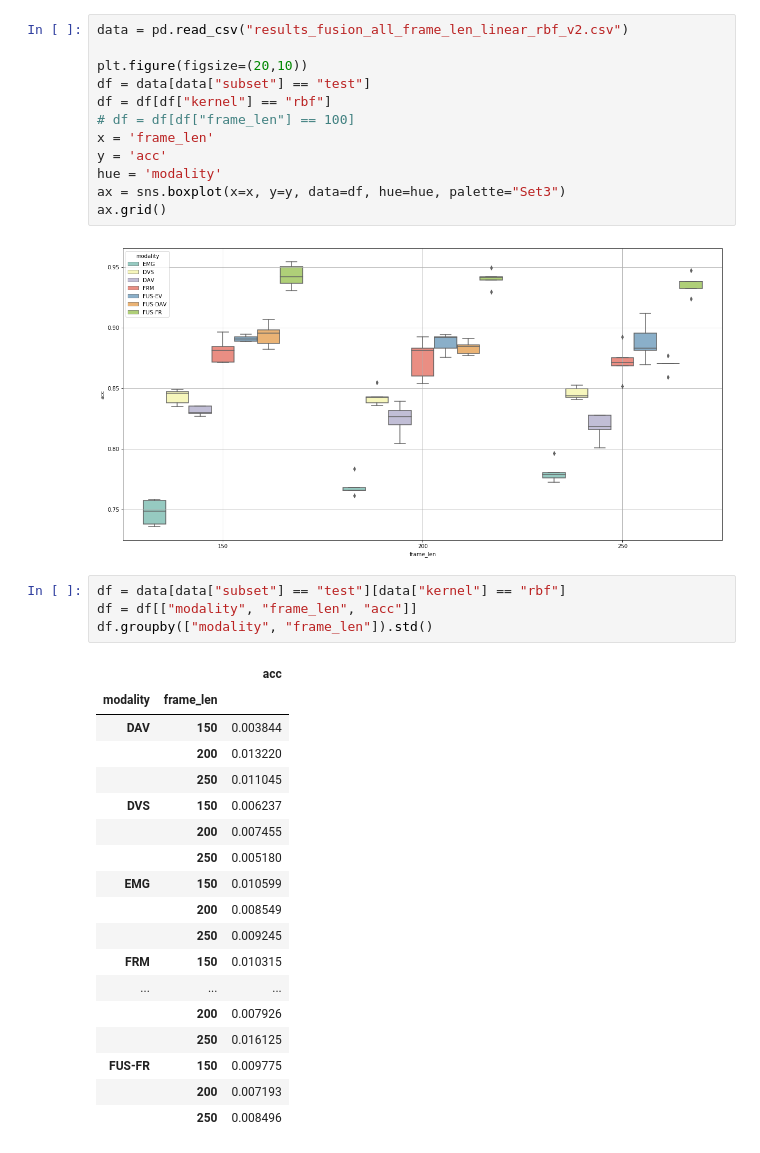
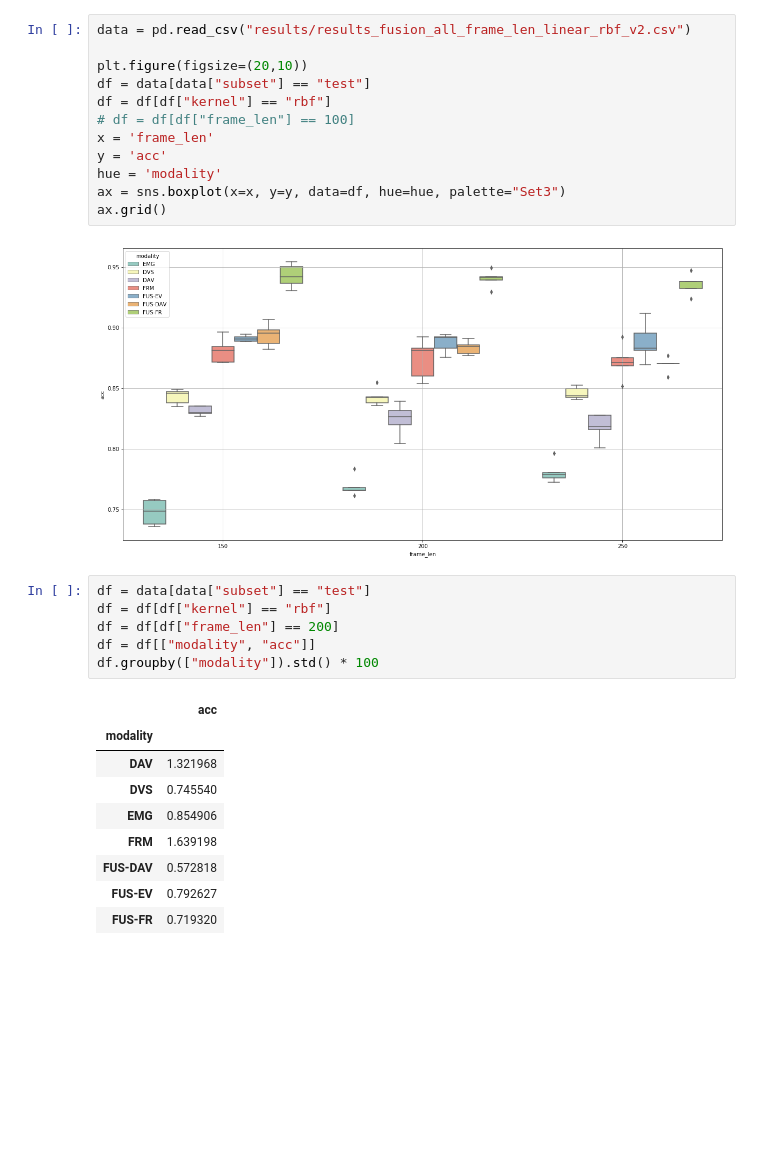
Before and after one commit to Enny1991/hand_gestures_cc19, a Jupyter notebook: sensor_fusion_dvs_emg.ipynb, the cells around one changed output. Cells and saved outputs as stored; diff of their text form; blank space fills up the shorter version.

```diff
--- a/sensor_fusion_dvs_emg.ipynb
+++ b/sensor_fusion_dvs_emg.ipynb
@@ -622,5 +586,5 @@ Features: FUS-FR || Frame len 250 ms
 # %%
-data = pd.read_csv("results_fusion_all_frame_len_linear_rbf_v2.csv")
+data = pd.read_csv("results/results_fusion_all_frame_len_linear_rbf_v2.csv")
 
 plt.figure(figsize=(20,10))
 df = data[data["subset"] == "test"]
@@ -634,25 +598,18 @@ ax.grid()
 # %% [output]
 [figure]
 # %%
-df = data[data["subset"] == "test"][data["kernel"] == "rbf"]
-df = df[["modality", "frame_len", "acc"]]
-df.groupby(["modality", "frame_len"]).std()
+df = data[data["subset"] == "test"]
+df = df[df["kernel"] == "rbf"]
+df = df[df["frame_len"] == 200]
+df = df[["modality", "acc"]]
+df.groupby(["modality"]).std() * 100
 # %% [output]
-|  |  | acc |
-| modality | frame_len |  |
-| DAV | 150 | 0.003844 |
-|  | 200 | 0.013220 |
-|  | 250 | 0.011045 |
-| DVS | 150 | 0.006237 |
-|  | 200 | 0.007455 |
-|  | 250 | 0.005180 |
-| EMG | 150 | 0.010599 |
-|  | 200 | 0.008549 |
-|  | 250 | 0.009245 |
-| FRM | 150 | 0.010315 |
-| ... | ... | ... |
-|  | 200 | 0.007926 |
-|  | 250 | 0.016125 |
-| FUS-FR | 150 | 0.009775 |
-|  | 200 | 0.007193 |
-|  | 250 | 0.008496 |
+|  | acc |
+| modality |  |
+| DAV | 1.321968 |
+| DVS | 0.745540 |
+| EMG | 0.854906 |
+| FRM | 1.639198 |
+| FUS-DAV | 0.572818 |
+| FUS-EV | 0.792627 |
+| FUS-FR | 0.719320 |
```
Also changed, not shown: parts of 30 cells of this notebook, 41 other files.
